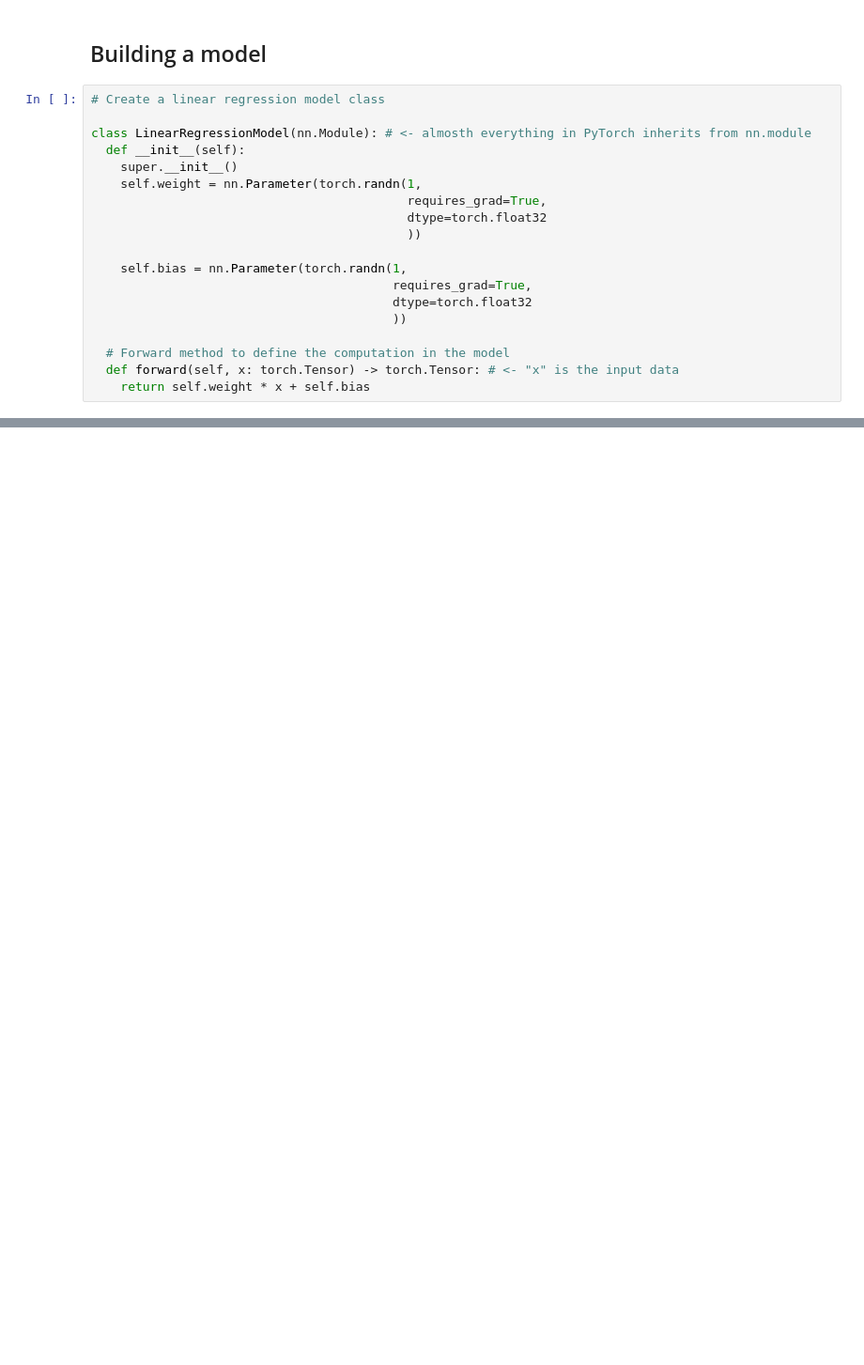
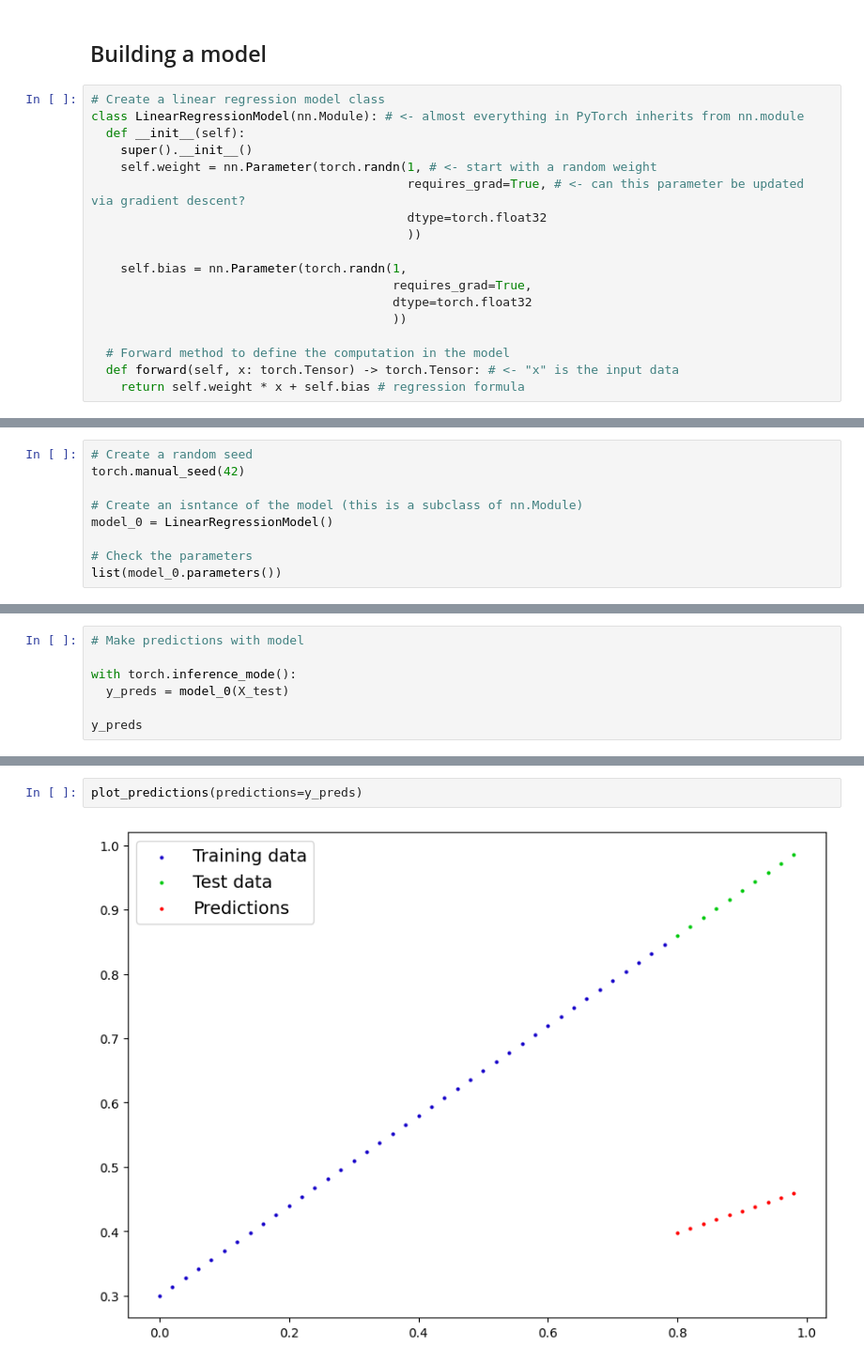
Before and after one commit to daidan3k/LearningAI, a Jupyter notebook: courses/Deep Learning PyTorch/01-pytorch-workflow.ipynb, the cells around one changed output, grey strips where cells are left out. Shown at 94% size. Saved outputs shown, nothing was run; the diff lists cells and outputs as text; blank space fills up the shorter version.

```diff
--- a/courses/Deep Learning PyTorch/01-pytorch-workflow.ipynb
+++ b/courses/Deep Learning PyTorch/01-pytorch-workflow.ipynb
@@ -118,12 +120,11 @@ plot_predictions()
 ## Building a model
 # %%
 # Create a linear regression model class
-
-class LinearRegressionModel(nn.Module): # <- almosth everything in PyTorch inherits from nn.module
+class LinearRegressionModel(nn.Module): # <- almost everything in PyTorch inherits from nn.module
   def __init__(self):
-    super.__init__()
-    self.weight = nn.Parameter(torch.randn(1,
-                                           requires_grad=True,
+    super().__init__()
+    self.weight = nn.Parameter(torch.randn(1, # <- start with a random weight
+                                           requires_grad=True, # <- can this parameter be updated via gradient descent?
                                            dtype=torch.float32
                                            ))
 
@@ -134,4 +135,4 @@ class LinearRegressionModel(nn.Module): # <- almosth everything in PyTorch inher
 
   # Forward method to define the computation in the model
   def forward(self, x: torch.Tensor) -> torch.Tensor: # <- "x" is the input data
-    return self.weight * x + self.bias
+    return self.weight * x + self.bias # regression formula
@@ -137,0 +149,9 @@ class LinearRegressionModel(nn.Module): # <- almosth everything in PyTorch inher
+# %%
+# Create a random seed
+torch.manual_seed(42)
+
+# Create an isntance of the model (this is a subclass of nn.Module)
+model_0 = LinearRegressionModel()
+
+# Check the parameters
+list(model_0.parameters())
@@ -137,0 +178,7 @@ class LinearRegressionModel(nn.Module): # <- almosth everything in PyTorch inher
+# %%
+# Make predictions with model
+
+with torch.inference_mode():
+  y_preds = model_0(X_test)
+
+y_preds
@@ -137,0 +196,4 @@ class LinearRegressionModel(nn.Module): # <- almosth everything in PyTorch inher
+# %%
+plot_predictions(predictions=y_preds)
+# %% [output]
+[figure, added]
```
Also changed, not shown: parts of 43 cells of this notebook.
